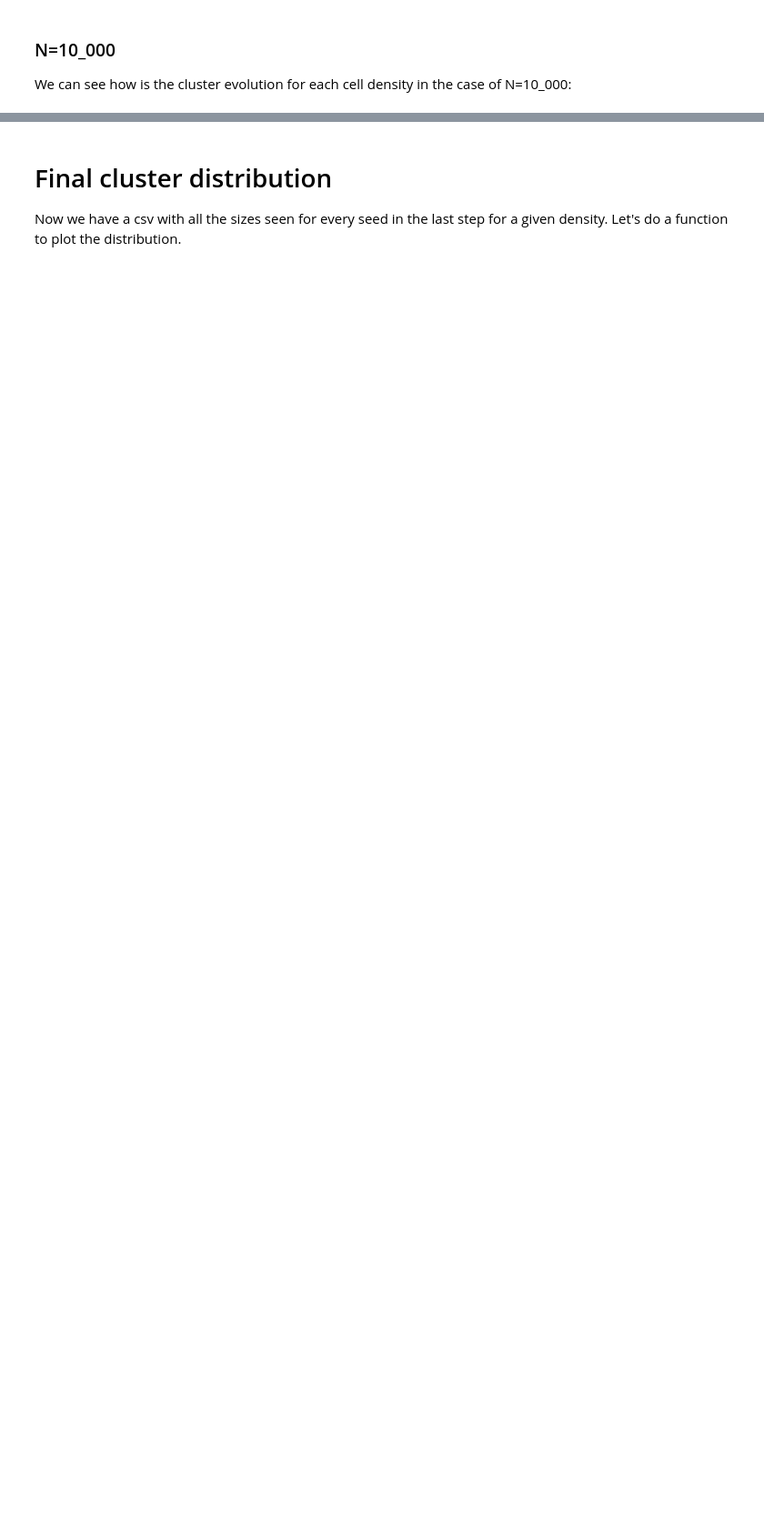
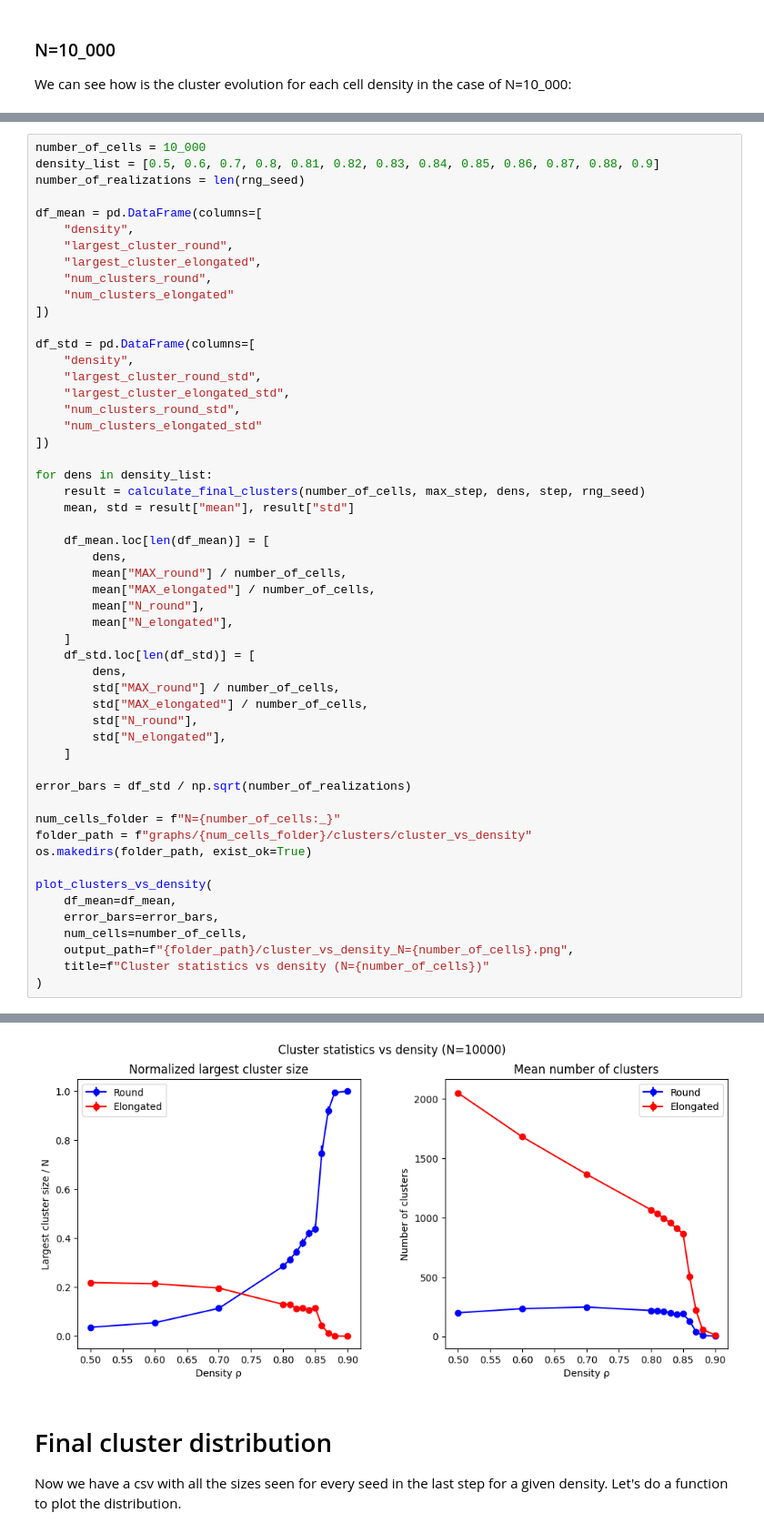
Before and after one commit to gonzaloangaut/oncostreams_analysis, a Jupyter notebook: analysis_clusters.ipynb, the cells around one changed output, grey strips where cells are left out. Shown at 91% size. Cells and saved outputs as stored; diff of their text form; blank space fills up the shorter version.

```diff
--- a/analysis_clusters.ipynb
+++ b/analysis_clusters.ipynb
@@ -292,0 +467,54 @@ Last step =  10000  for density =  0.9
+# %%
+number_of_cells = 10_000
+density_list = [0.5, 0.6, 0.7, 0.8, 0.81, 0.82, 0.83, 0.84, 0.85, 0.86, 0.87, 0.88, 0.9]
+number_of_realizations = len(rng_seed)
+
+df_mean = pd.DataFrame(columns=[
+    "density",
+    "largest_cluster_round",
+    "largest_cluster_elongated",
+    "num_clusters_round",
+    "num_clusters_elongated"
+])
+
+df_std = pd.DataFrame(columns=[
+    "density",
+    "largest_cluster_round_std",
+    "largest_cluster_elongated_std",
+    "num_clusters_round_std",
+    "num_clusters_elongated_std"
+])
+
+for dens in density_list:
+    result = calculate_final_clusters(number_of_cells, max_step, dens, step, rng_seed)
+    mean, std = result["mean"], result["std"]
+
+    df_mean.loc[len(df_mean)] = [
+        dens,
+        mean["MAX_round"] / number_of_cells,
+        mean["MAX_elongated"] / number_of_cells,
+        mean["N_round"],
+        mean["N_elongated"],
+    ]
+    df_std.loc[len(df_std)] = [
+        dens,
+        std["MAX_round"] / number_of_cells,
+        std["MAX_elongated"] / number_of_cells,
+        std["N_round"],
+        std["N_elongated"],
+    ]
+
+error_bars = df_std / np.sqrt(number_of_realizations)
+
+num_cells_folder = f"N={number_of_cells:_}"
+folder_path = f"graphs/{num_cells_folder}/clusters/cluster_vs_density"
+os.makedirs(folder_path, exist_ok=True)
+
+plot_clusters_vs_density(
+    df_mean=df_mean,
+    error_bars=error_bars,
+    num_cells=number_of_cells,
+    output_path=f"{folder_path}/cluster_vs_density_N={number_of_cells}.png",
+    title=f"Cluster statistics vs density (N={number_of_cells})"
+)
+# %% [output]
@@ -293,3 +534,4 @@ Last step =  10000  for density =  0.9
+[figure, added]
 # %% [markdown]
 # Final cluster distribution
 
```
Also changed, not shown: parts of 11 cells of this notebook, 30 other files.
